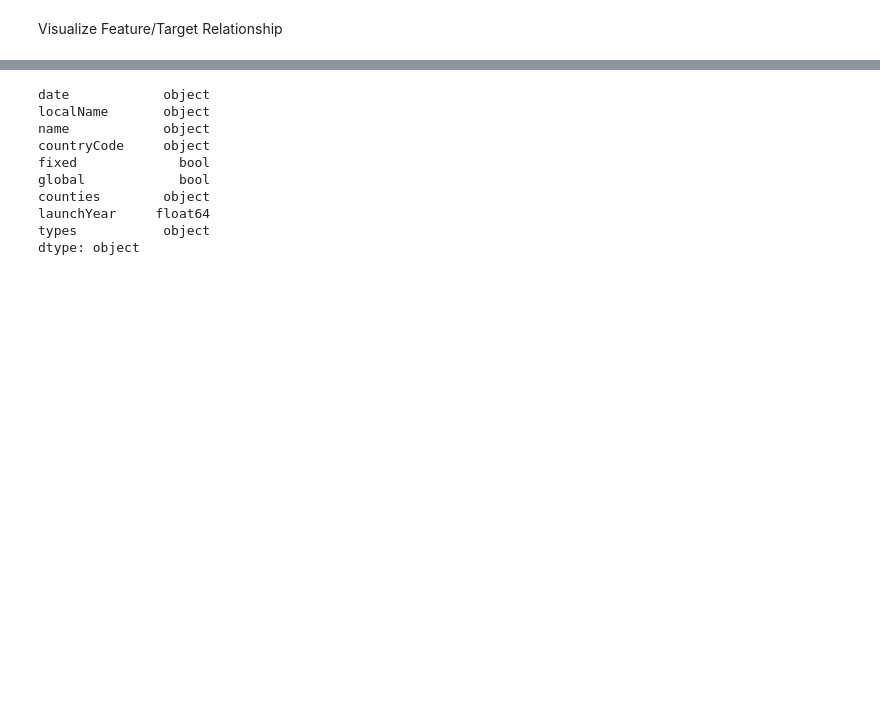
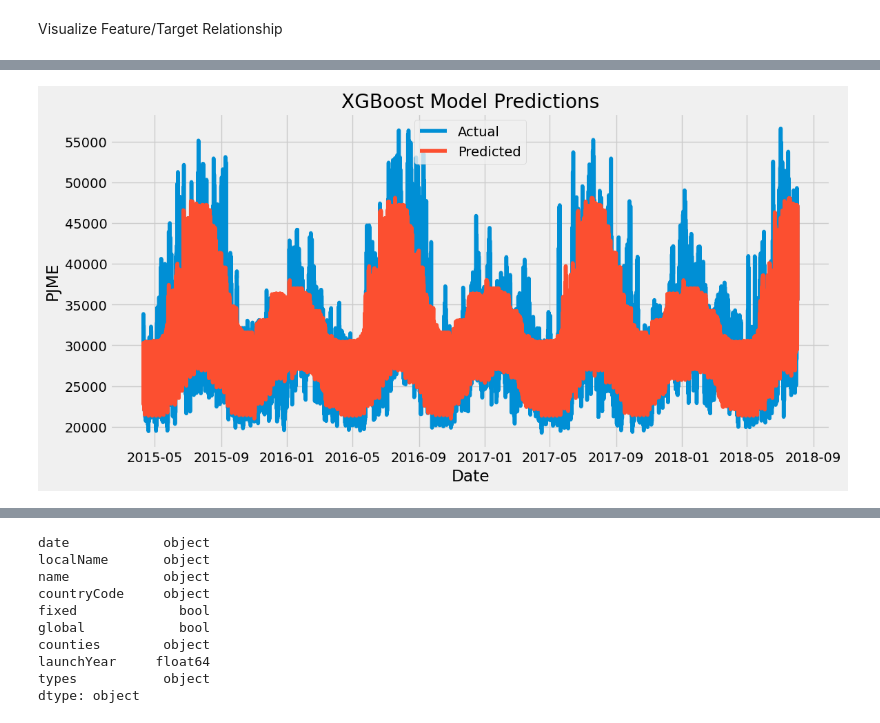
Before and after one commit to earlyann/Energy_Consumption_Forecasting, a Jupyter notebook: energy.ipynb, the cells around one changed output, grey strips where cells are left out. Cells and saved outputs as stored; diff of their text form; code cells hidden in the pictures; blank space fills up the shorter version.

```diff
--- a/energy.ipynb
+++ b/energy.ipynb
@@ -353,0 +261,3 @@ XGBRegressor(base_score=None, booster=None, callbacks=None,
+# %%
+# Make sure index is sorted
+pjm3_df.sort_index(inplace=True)
@@ -353,0 +423,15 @@ XGBRegressor(base_score=None, booster=None, callbacks=None,
+# %%
+# Make predictions on the test set
+y_pred = reg.predict(X_test)
+# %%
+# Plot the actual values and predicted values
+plt.figure(figsize=(12, 6))
+plt.plot(y_test.index, y_test.values, label='Actual')
+plt.plot(y_test.index, y_pred, label='Predicted')
+plt.xlabel('Date')
+plt.ylabel('PJME')
+plt.title('XGBoost Model Predictions')
+plt.legend()
+plt.show()
+# %% [output]
+[figure, added]
```
Also changed, not shown: parts of 88 cells of this notebook.
